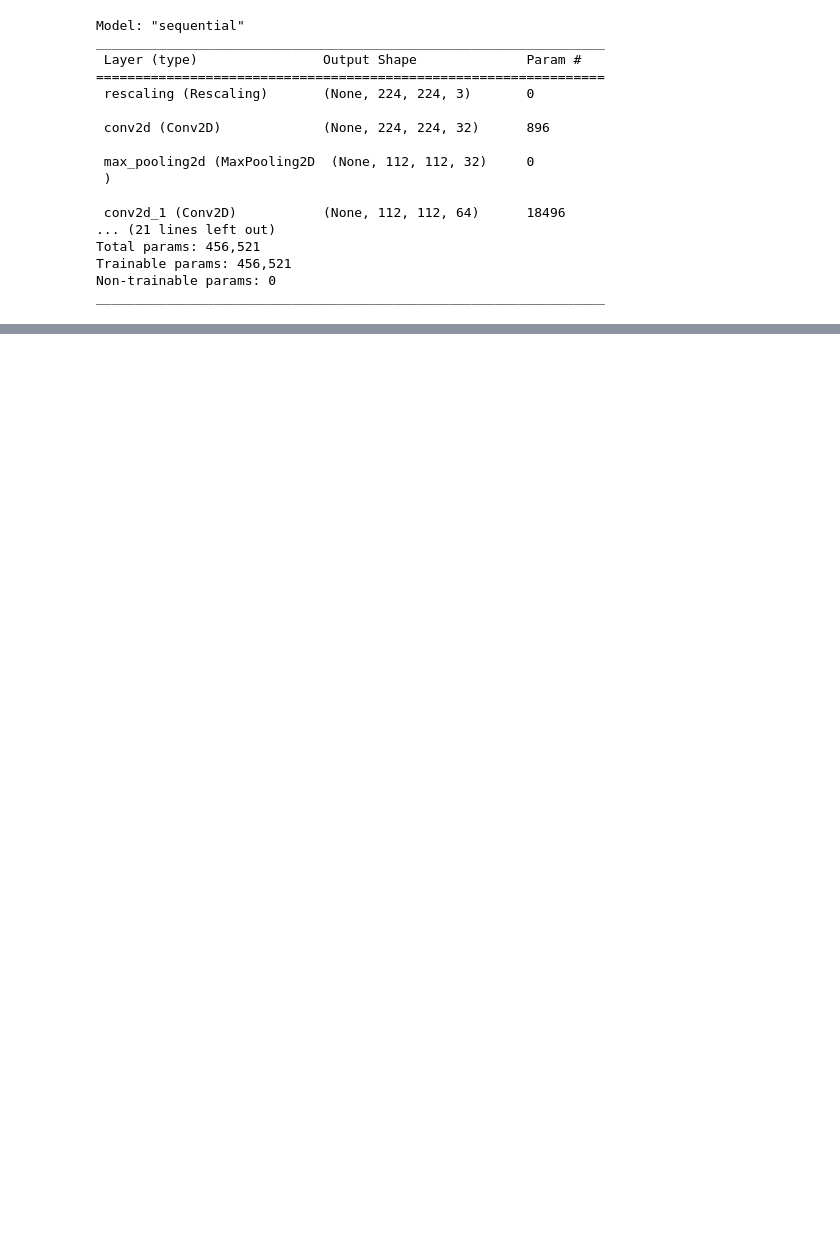
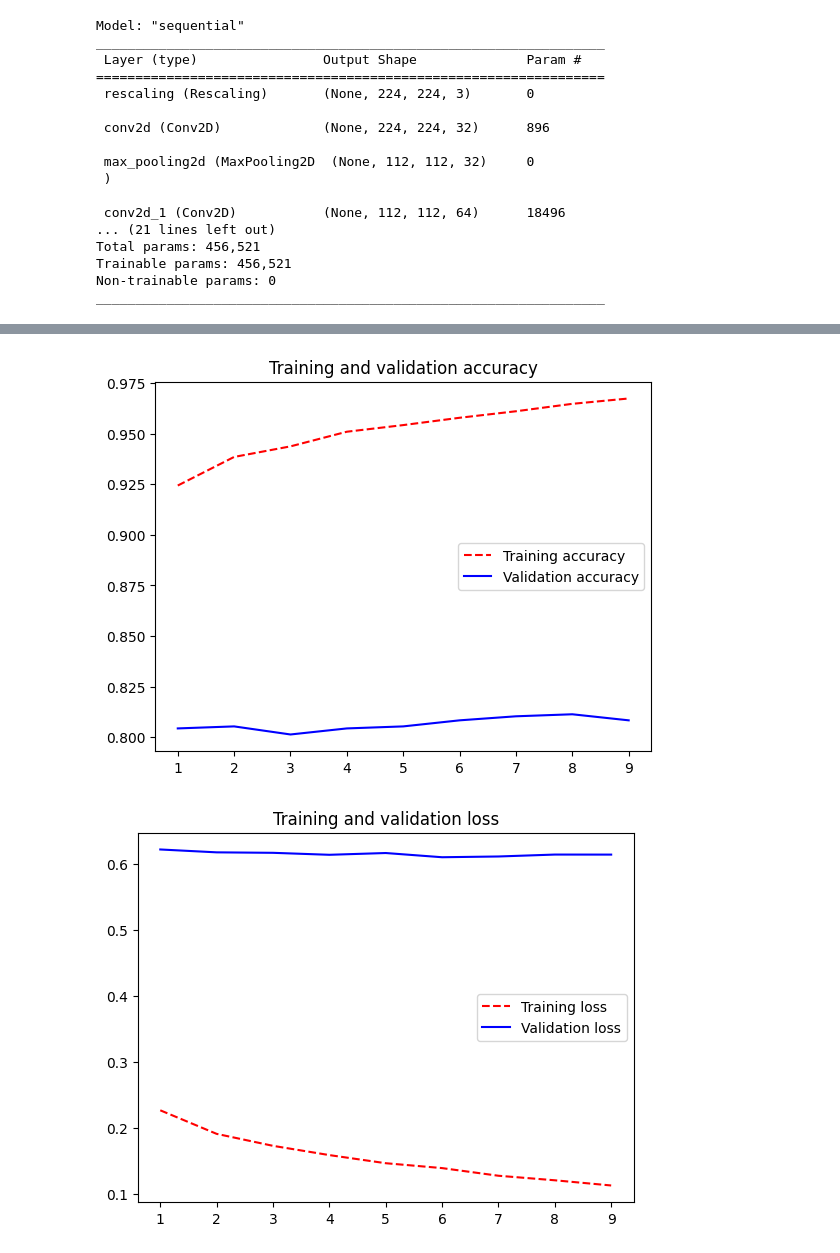
Before and after one commit to WelehoBRUDER/MetropoliaAMK-neural-networks, a Jupyter notebook: mushroom-classifier/mushroom-classifier.ipynb, the cells around one changed output, grey strips where cells are left out. Cells and saved outputs as stored; diff of their text form; code cells hidden in the pictures; blank space fills up the shorter version.

Commit message:
MobileNet model for mushrooms

```diff
--- a/mushroom-classifier/mushroom-classifier.ipynb
+++ b/mushroom-classifier/mushroom-classifier.ipynb
@@ -170,0 +253,2 @@ print(f"The model's test accuracy is {acc}")
+# %%
+model.compile(optimizer=Adam(learning_rate=1e-3), loss='sparse_categorical_crossentropy', metrics=['accuracy'])
@@ -170,0 +282,21 @@ print(f"The model's test accuracy is {acc}")
+# %%
+conv_base.trainable = True
+
+for layer in conv_base.layers[:-4]:
+    layer.trainable = False
+
+for layer in conv_base.layers[-4:]:
+    layer.trainable = True
+
+model.compile(optimizer=Adam(learning_rate=1e-5), loss='sparse_categorical_crossentropy', metrics=['accuracy'])
+# %%
+from keras.callbacks import EarlyStopping
+
+finetuned_history = model.fit(
+    train_dataset,
+    epochs=64,
+    validation_data=val_dataset,
+    callbacks=[
+        EarlyStopping(patience=3, restore_best_weights=True)
+    ]
+)
@@ -170,0 +322,19 @@ print(f"The model's test accuracy is {acc}")
+# %%
+acc = finetuned_history.history["accuracy"]
+val_acc = finetuned_history.history["val_accuracy"]
+loss = finetuned_history.history["loss"]
+val_loss = finetuned_history.history["val_loss"]
+epochs = range(1, len(acc) + 1)
+plt.plot(epochs, acc, "r--", label="Training accuracy")
+plt.plot(epochs, val_acc, "b", label="Validation accuracy")
+plt.title("Training and validation accuracy")
+plt.legend()
+plt.figure()
+plt.plot(epochs, loss, "r--", label="Training loss")
+plt.plot(epochs, val_loss, "b", label="Validation loss")
+plt.title("Training and validation loss")
+plt.legend()
+plt.show()
+# %% [output]
+[figure, added]
+[figure, added]
```
Also changed, not shown: parts of 16 cells of this notebook, 2 other files.
